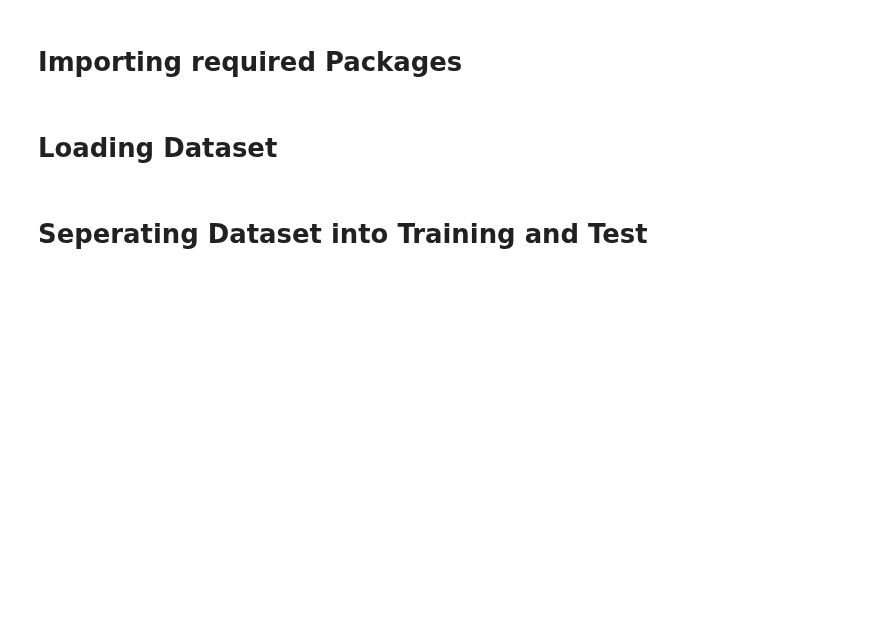
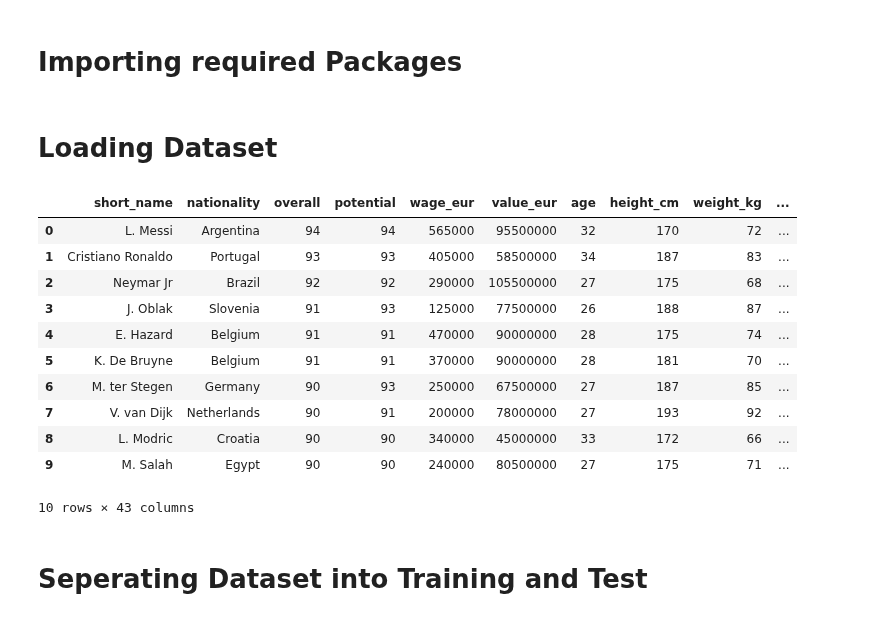
Before and after one commit to AishwaryaA10/TestProject, a Jupyter notebook: FifaSampleModel (1).ipynb, the cells around one changed output. Saved outputs shown, nothing was run; the diff lists cells and outputs as text; code cells hidden in the pictures; blank space fills up the shorter version.

```diff
--- a/FifaSampleModel (1).ipynb
+++ b/FifaSampleModel (1).ipynb
@@ -23,8 +23,21 @@ warnings.filterwarnings('ignore')
 # Loading Dataset
 # %%
 # Load the data
-data = pd.read_csv("/data/fifa.csv")
+data = pd.read_csv("/notebooks/notebooks/fifa.csv")
 data.head(10)
+# %% [output]
+|  | short_name | nationality | overall | potential | wage_eur | value_eur | age | height_cm | weight_kg | ... |
+| 0 | L. Messi | Argentina | 94 | 94 | 565000 | 95500000 | 32 | 170 | 72 | ... |
+| 1 | Cristiano Ronaldo | Portugal | 93 | 93 | 405000 | 58500000 | 34 | 187 | 83 | ... |
+| 2 | Neymar Jr | Brazil | 92 | 92 | 290000 | 105500000 | 27 | 175 | 68 | ... |
+| 3 | J. Oblak | Slovenia | 91 | 93 | 125000 | 77500000 | 26 | 188 | 87 | ... |
+| 4 | E. Hazard | Belgium | 91 | 91 | 470000 | 90000000 | 28 | 175 | 74 | ... |
+| 5 | K. De Bruyne | Belgium | 91 | 91 | 370000 | 90000000 | 28 | 181 | 70 | ... |
+| 6 | M. ter Stegen | Germany | 90 | 93 | 250000 | 67500000 | 27 | 187 | 85 | ... |
+| 7 | V. van Dijk | Netherlands | 90 | 91 | 200000 | 78000000 | 27 | 193 | 92 | ... |
+| 8 | L. Modric | Croatia | 90 | 90 | 340000 | 45000000 | 33 | 172 | 66 | ... |
+| 9 | M. Salah | Egypt | 90 | 90 | 240000 | 80500000 | 27 | 175 | 71 | ... |
+10 rows × 43 columns
 # %% [markdown]
 # Seperating Dataset into Training and Test
 # %%
```
Also changed, not shown: parts of 4 cells of this notebook.
